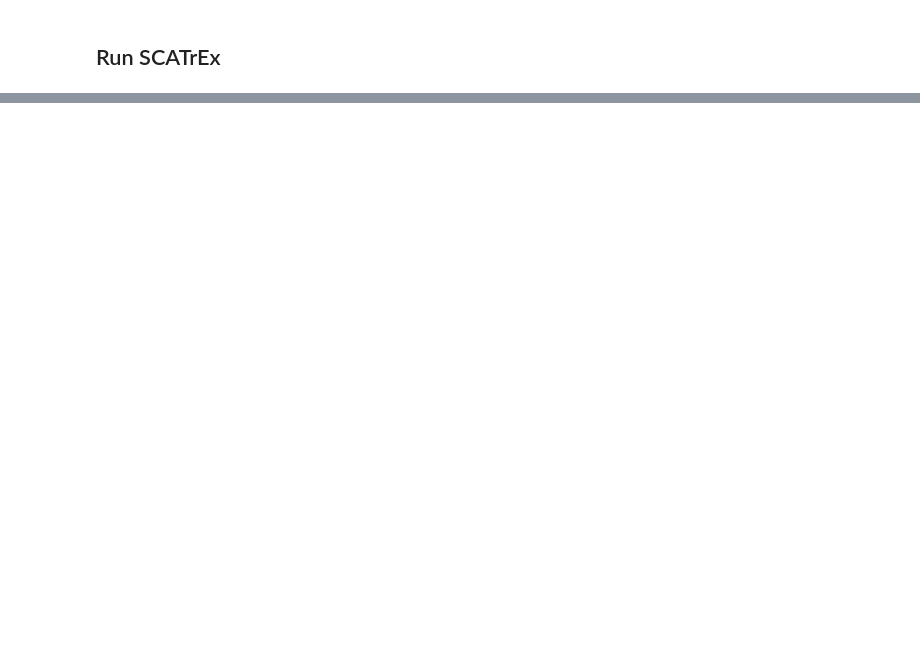
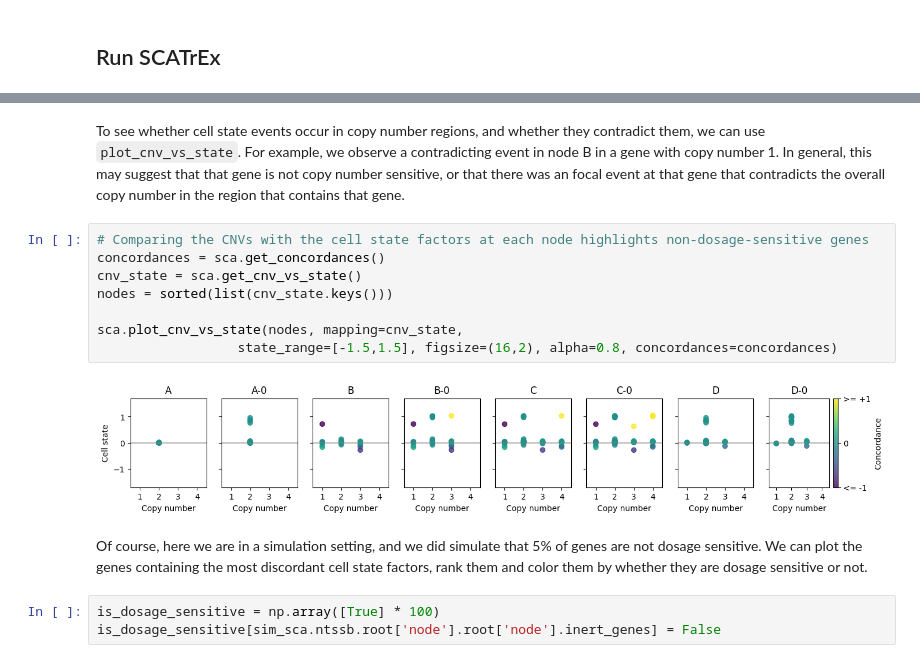
Before and after one commit to cbg-ethz/SCATrEx, a Jupyter notebook: notebooks/tutorial.ipynb, the cells around one changed output, grey strips where cells are left out. Cells and saved outputs as stored; diff of their text form; blank space fills up the shorter version.

```diff
--- a/notebooks/tutorial.ipynb
+++ b/notebooks/tutorial.ipynb
@@ -183,0 +101,17 @@ sca.plot_unobserved_parameters(step=5.,estimated=True, title='Estimated unobserv
+# %% [markdown]
+To see whether cell state events occur in copy number regions, and whether they contradict them, we can use `plot_cnv_vs_state`. For example, we observe a contradicting event in node B in a gene with copy number 1. In general, this may suggest that that gene is not copy number sensitive, or that there was an focal event at that gene that contradicts the overall copy number in the region that contains that gene.
+# %%
+# Comparing the CNVs with the cell state factors at each node highlights non-dosage-sensitive genes
+concordances = sca.get_concordances()
+cnv_state = sca.get_cnv_vs_state()
+nodes = sorted(list(cnv_state.keys()))
+
+sca.plot_cnv_vs_state(nodes, mapping=cnv_state,
+                  state_range=[-1.5,1.5], figsize=(16,2), alpha=0.8, concordances=concordances)
+# %% [output]
+[figure, added]
+# %% [markdown]
+Of course, here we are in a simulation setting, and we did simulate that 5% of genes are not dosage sensitive. We can plot the genes containing the most discordant cell state factors, rank them and color them by whether they are dosage sensitive or not.
+# %%
+is_dosage_sensitive = np.array([True] * 100)
+is_dosage_sensitive[sim_sca.ntssb.root['node'].root['node'].inert_genes] = False
```
Also changed, not shown: parts of 19 cells of this notebook.
